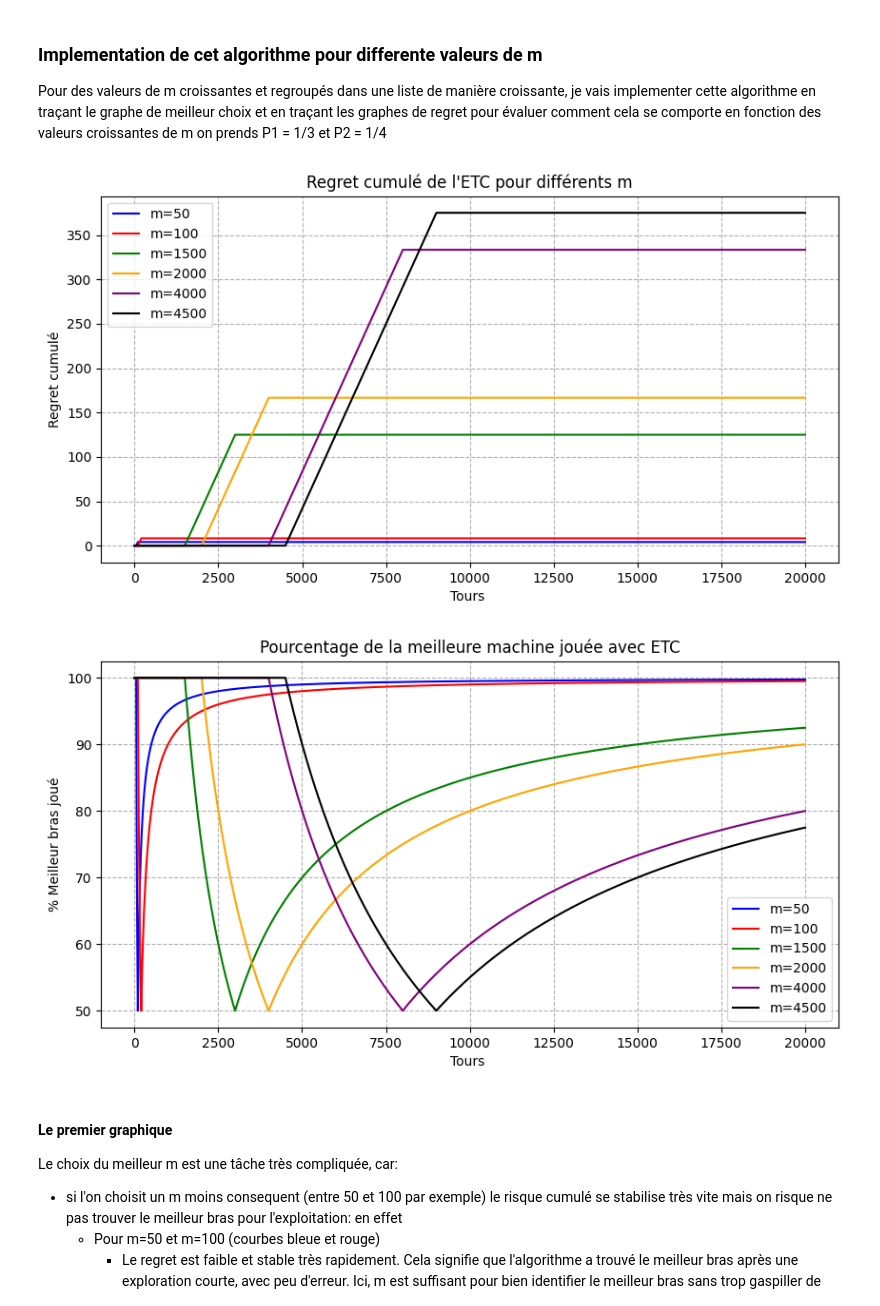
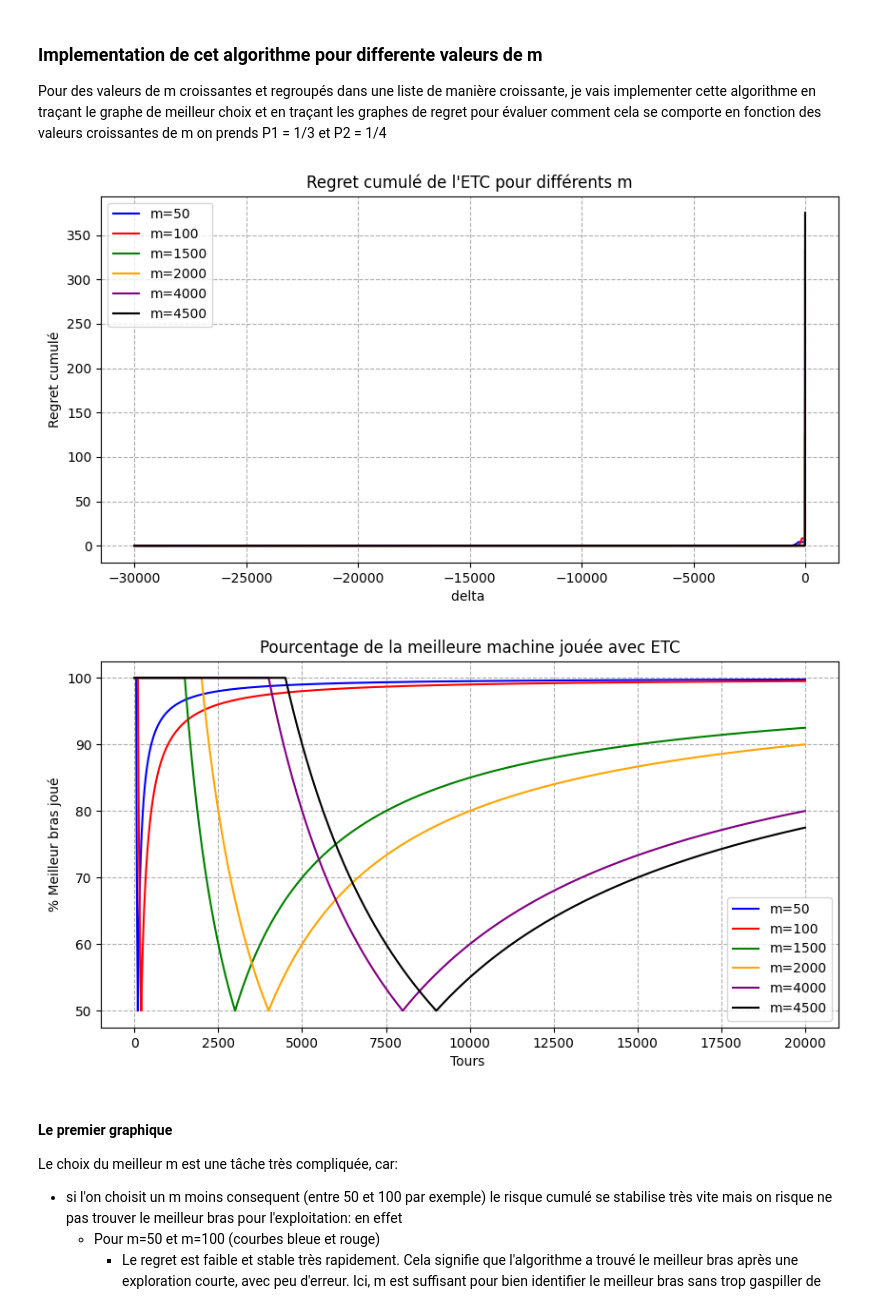
Before and after one commit to Dkdunand/Reinforcement-learning-Multi-armed-Bandits, a Jupyter notebook: Impletations.ipynb, the cells around one changed output. Cells and saved outputs as stored; diff of their text form; code cells hidden in the pictures.

```diff
--- a/Impletations.ipynb
+++ b/Impletations.ipynb
@@ -267,6 +267,7 @@ class ETC(UCB1):  # ETC hérite de UCB1
 
     def __init__(self, n_arms, m):
         super().__init__(n_arms)
+
         self.m = m
         self.best_arm = None
 
@@ -280,6 +281,11 @@ class ETC(UCB1):  # ETC hérite de UCB1
         if self.best_arm is None:
             self.best_arm = np.argmax(self.values)
         return self.best_arm
+
+    def update(self, arm, reward):
+        #print(f"ETC update: arm={arm}, reward={reward}")
+        # Appel de la méthode de la classe mère
+        super().update(arm, reward)
 # %% [markdown]
 ### Implementation de cet algorithme pour differente valeurs de m
 Pour des valeurs de m croissantes et regroupés dans une liste de manière croissante, je vais implementer cette algorithme en traçant le graphe de meilleur choix et en traçant les graphes de regret pour évaluer comment cela se comporte en fonction des valeurs croissantes de  m  on prends P1 = 1/3 et P2 = 1/4
@@ -300,7 +306,7 @@ for idx, m in enumerate(folowing_m):
     chosen_arms = []
     regrets_ETC = []
     expected_means = [p1, p2]
-
+    deltas = []
     for t in range(1, n_rounds + 1):
         arm = algo_ETC.select_arms_ETC()
         reward = distribution_reward(arm, p1, p2)
@@ -309,11 +315,13 @@ for idx, m in enumerate(folowing_m):
         chosen_arms.append(arm)
         tru_regret = regret(expected_means, algo_ETC, t)
         regrets_ETC.append(tru_regret)
+        delta = np.max( expected_means ) - np.sum( algo.counts)/t
+        deltas.append(delta)
 
-    plt.plot(regrets_ETC, label=f"m={m}", color=colors[idx])
+    plt.plot(deltas, regrets_ETC, label=f"m={m}", color=colors[idx])
 
 #plt.xscale("log")
-plt.xlabel("Tours ")
+plt.xlabel("delta ")
 plt.ylabel("Regret cumulé")
 plt.title("Regret cumulé de l'ETC pour différents m")
 plt.legend()
@@ -324,34 +332,34 @@ plt.show()
 #  Courbe du pourcentage du meilleur bras joué
 plt.figure(figsize=(10, 5))
 
 for idx, m in enumerate(folowing_m):
     algo_ETC = ETC(n_arms=2, m=m)
     chosen_arms = []
     best_arm = 0 if p1 >= p2 else 1
     best_arm_counts = []
 
     for t in range(1, n_rounds + 1):
         arm = algo_ETC.select_arms_ETC()
         reward = distribution_reward(arm, p1, p2)
         algo_ETC.update(arm, reward)
         chosen_arms.append(arm)
 
 
         best_arm_count = chosen_arms.count(best_arm)
         best_arm_counts.append(100 * best_arm_count / t)
 
 
     plt.plot(range(1, n_rounds + 1), best_arm_counts, label=f"m={m}", color=colors[idx] )
 
 #plt.xscale('log')
 plt.xlabel("Tours ")
 plt.ylabel("% Meilleur bras joué")
 plt.title("Pourcentage de la meilleure machine jouée avec ETC")
 plt.legend()
 plt.grid(True, which="both", linestyle="--")
 plt.show()
 # %% [output]
-[figure, old version]
+[figure, new version]
 [figure]
 # %% [markdown]
  #### Le premier graphique
```
Also changed, not shown: parts of 10 cells of this notebook.
